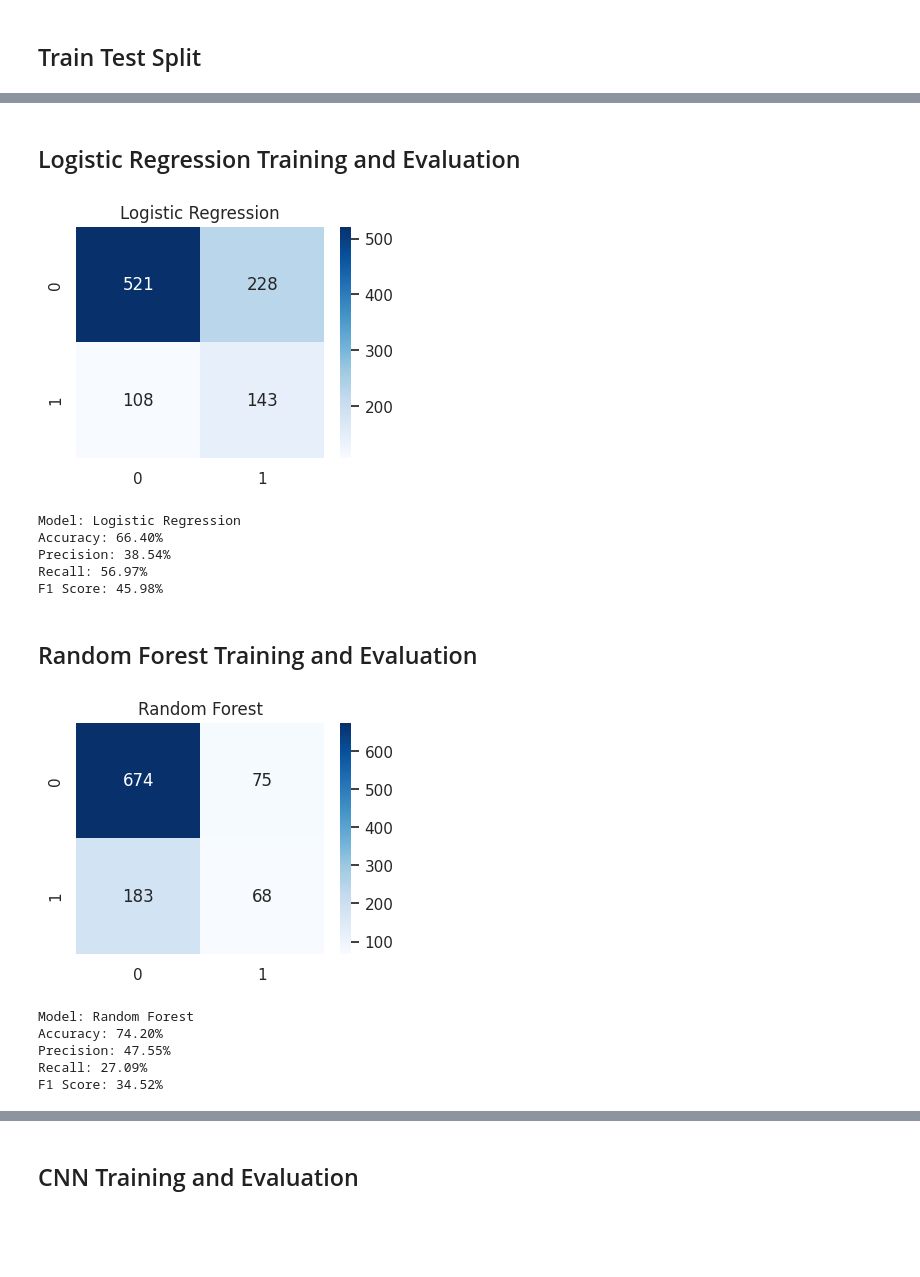
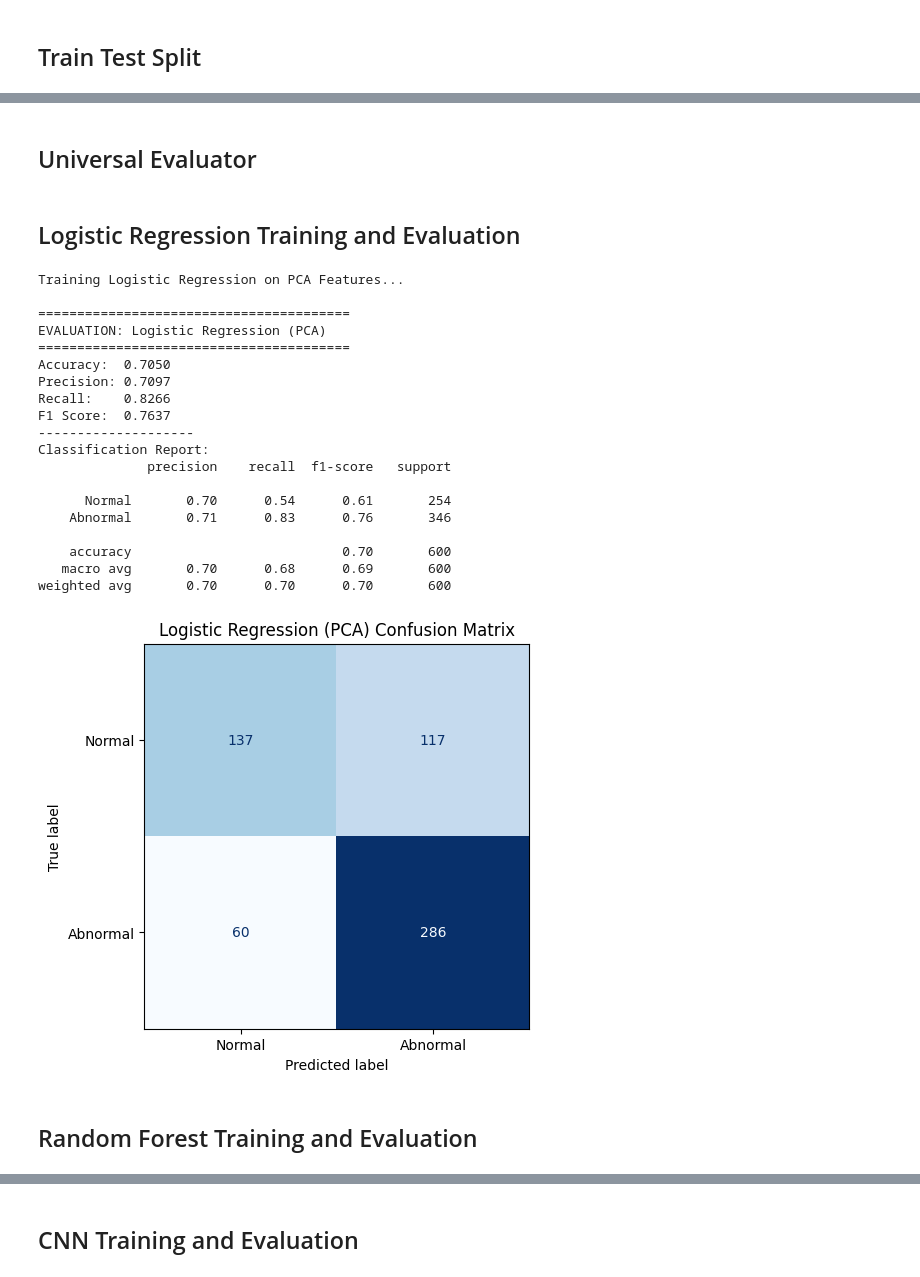
Before and after one commit to ranganpal/Heart-Attack-ECG-Detection, a Jupyter notebook: heart_attack_ecg_detection.ipynb, the cells around one changed output, grey strips where cells are left out. Drawn from its saved outputs; the diff is of its cells as text; code cells hidden in the pictures; blank space fills up the shorter version.

Commit message:
update feature extraction with pca and binary classifcation (normal vs abnormal)

```diff
--- a/heart_attack_ecg_detection.ipynb
+++ b/heart_attack_ecg_detection.ipynb
@@ -52,30 +44,33 @@ import matplotlib.pyplot as plt
 import seaborn as sns
 import wfdb
 from tqdm import tqdm
+from scipy.signal import find_peaks
 from scipy.stats import skew, kurtosis
 from sklearn.model_selection import train_test_split
 from sklearn.preprocessing import StandardScaler
+from sklearn.decomposition import PCA
 from sklearn.linear_model import LogisticRegression
 from sklearn.ensemble import RandomForestClassifier
-from sklearn.metrics import accuracy_score, precision_score, recall_score, f1_score, confusion_matrix
+from sklearn.metrics import accuracy_score, precision_score, recall_score, f1_score
+from sklearn.metrics import confusion_matrix, classification_report, ConfusionMatrixDisplay
 from sklearn.utils.class_weight import compute_class_weight
 import joblib
 import tensorflow as tf
 from tensorflow.keras import Sequential
 from tensorflow.keras.callbacks import EarlyStopping
-from tensorflow.keras.layers import Conv1D, MaxPooling1D, Flatten, Dense, Dropout
+from tensorflow.keras.layers import Conv1D, MaxPooling1D, Flatten, Dense, Dropout, Input
 
 DATASET_PATH = "/content/drive/MyDrive/ptb-xl-a-large-publicly-available-electrocardiography-dataset-1.0.1"
 META_FILE_PTB = os.path.join(DATASET_PATH, "ptbxl_database.csv")
 META_FILE_SCP = os.path.join(DATASET_PATH, "scp_statements.csv")
-ARTIFACTS_DIR = "artifacts"
+
 SEED=42; LEAD_IDX=1; SAMPLE_RATE=500; TEST_SIZE=0.2; MAX_RECORDS=3000
+WINDOW_LEN = 300; PRE_R = 100; POST_R = 200; SAFETY_MARGIN = 10
+
+N_PCA_COMPONENTS = 5
 CNN_EPOCHS=40; BATCH_SIZE=32
-# Path(ARTIFACTS_DIR).mkdir(exist_ok=True)
-# Path(f"{ARTIFACTS_DIR}/models").mkdir(exist_ok=True)
-# Path(f"{ARTIFACTS_DIR}/results").mkdir(exist_ok=True)
+
 random.seed(SEED); np.random.seed(SEED); tf.random.set_seed(SEED)
-sns.set(style="whitegrid")
 # %% [markdown]
 ## Helper Functions
 # %%
@@ -452,0 +492,2 @@ def evaluate_model(model, X_test, y_test, name, scaler=None, is_cnn=False):
+# %% [markdown]
+## Universal Evaluator
@@ -453,28 +536,38 @@ def evaluate_model(model, X_test, y_test, name, scaler=None, is_cnn=False):
 # %% [markdown]
 ## Logistic Regression Training and Evaluation
-# %%
-lr,scaler_lr=train_logistic_regression(Xf_train,y_train)
-# joblib.dump(lr,f"{ARTIFACTS_DIR}/models/logistic.joblib")
-res_lr=evaluate_model(lr,Xf_test,y_test,"Logistic Regression",scaler_lr)
-print_result(res_lr)
-# %% [output]
-[figure, removed]
-Model: Logistic Regression
-Accuracy: 66.40%
-Precision: 38.54%
-Recall: 56.97%
-F1 Score: 45.98%
+# %%
+# 1. Initialize
+lr_model = LogisticRegression(max_iter=1000, random_state=SEED)
+
+# 2. Train (on PCA Features)
+print("Training Logistic Regression on PCA Features...")
+lr_model.fit(Xf_train, y_train_bin)
+
+# 3. Predict
+y_pred_lr = lr_model.predict(Xf_test)
+
+# 4. Evaluate
+res_lr = evaluate_model("Logistic Regression (PCA)", y_test_bin, y_pred_lr)
+# %% [output]
+Training Logistic Regression on PCA Features...
+
+========================================
+EVALUATION: Logistic Regression (PCA)
+========================================
+Accuracy:  0.7050
+Precision: 0.7097
+Recall:    0.8266
+F1 Score:  0.7637
+--------------------
+Classification Report:
+              precision    recall  f1-score   support
+
+      Normal       0.70      0.54      0.61       254
+    Abnormal       0.71      0.83      0.76       346
+
+    accuracy                           0.70       600
+   macro avg       0.70      0.68      0.69       600
+weighted avg       0.70      0.70      0.70       600
+[figure, added]
 # %% [markdown]
 ## Random Forest Training and Evaluation
-# %%
-rf=train_random_forest(Xf_train,y_train)
-# joblib.dump(rf,f"{ARTIFACTS_DIR}/models/rf.joblib")
-res_rf=evaluate_model(rf,Xf_test,y_test,"Random Forest")
-print_result(res_rf)
-# %% [output]
-[figure, removed]
-Model: Random Forest
-Accuracy: 74.20%
-Precision: 47.55%
-Recall: 27.09%
-F1 Score: 34.52%
```
Also changed, not shown: parts of 15 cells of this notebook.
